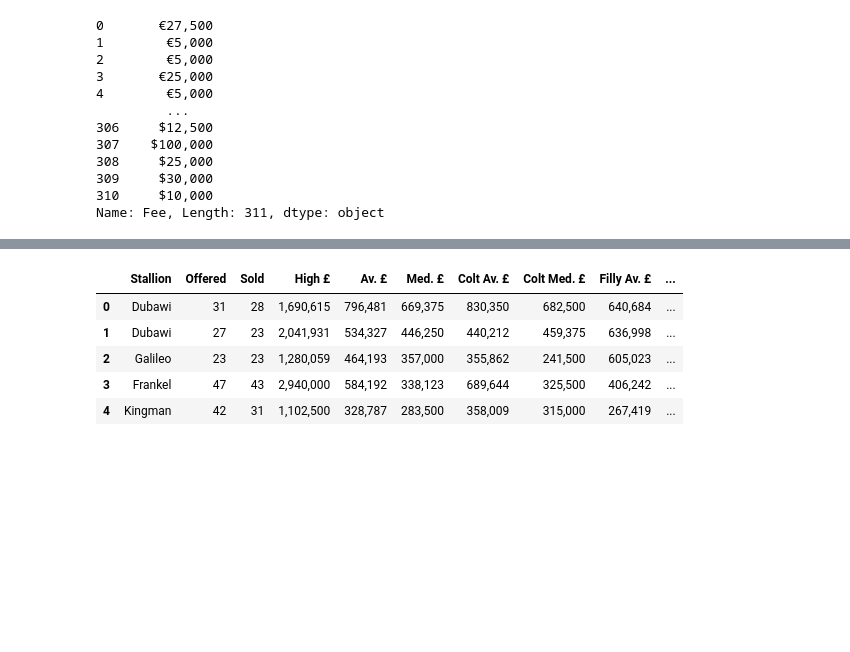
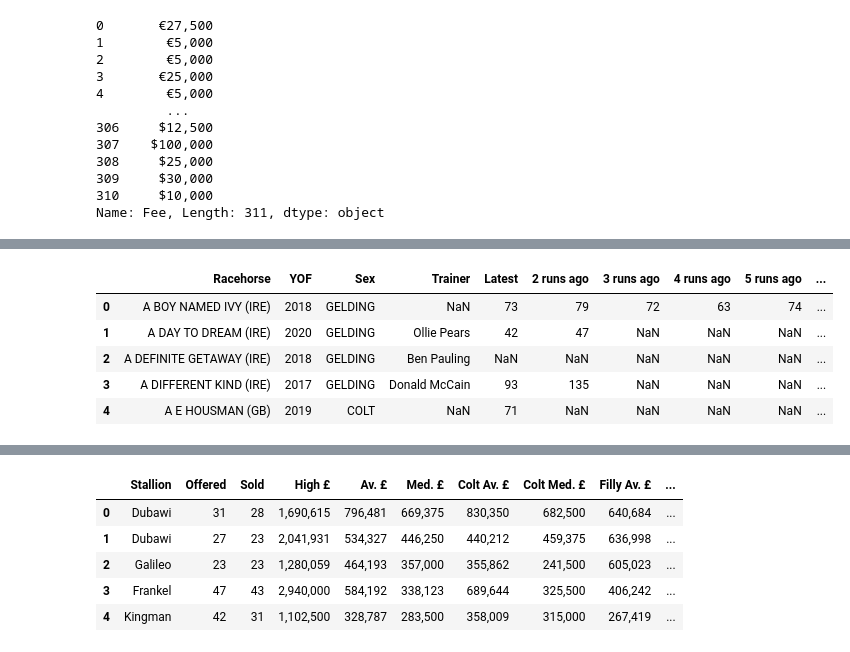
Before and after one commit to samkirwanppb/UCDPA_SamKirwan, a Jupyter notebook: fee_scraper.ipynb, the cells around one changed output, grey strips where cells are left out. Saved outputs shown, nothing was run; the diff lists cells and outputs as text; code cells hidden in the pictures; blank space fills up the shorter version.

Commit message:
cleaned performance rating data

```diff
--- a/fee_scraper.ipynb
+++ b/fee_scraper.ipynb
@@ -132,0 +148,17 @@ performance_figures.head()
+# %%
+def clean_peformance_figures(data, column):
+  data[column] = data[column].str.replace(":","").str.replace("T", "").str.replace("H","").str.replace("S","").str.replace("A","")
+  return data
+
+for i in performance_figures.columns[-6:]:
+  performance_figures = clean_peformance_figures(performance_figures, i)
+
+performance_figures = performance_figures.replace(["x", "-"], np.nan)
+performance_figures.head()
+# %% [output]
+|  | Racehorse | YOF | Sex | Trainer | Latest | 2 runs ago | 3 runs ago | 4 runs ago | 5 runs ago | ... |
+| 0 | A BOY NAMED IVY (IRE) | 2018 | GELDING | NaN | 73 | 79 | 72 | 63 | 74 | ... |
+| 1 | A DAY TO DREAM (IRE) | 2020 | GELDING | Ollie Pears | 42 | 47 | NaN | NaN | NaN | ... |
+| 2 | A DEFINITE GETAWAY (IRE) | 2018 | GELDING | Ben Pauling | NaN | NaN | NaN | NaN | NaN | ... |
+| 3 | A DIFFERENT KIND (IRE) | 2017 | GELDING | Donald McCain | 93 | 135 | NaN | NaN | NaN | ... |
+| 4 | A E HOUSMAN (GB) | 2019 | COLT | NaN | 71 | NaN | NaN | NaN | NaN | ... |
```
Also changed, not shown: parts of 8 cells of this notebook.
